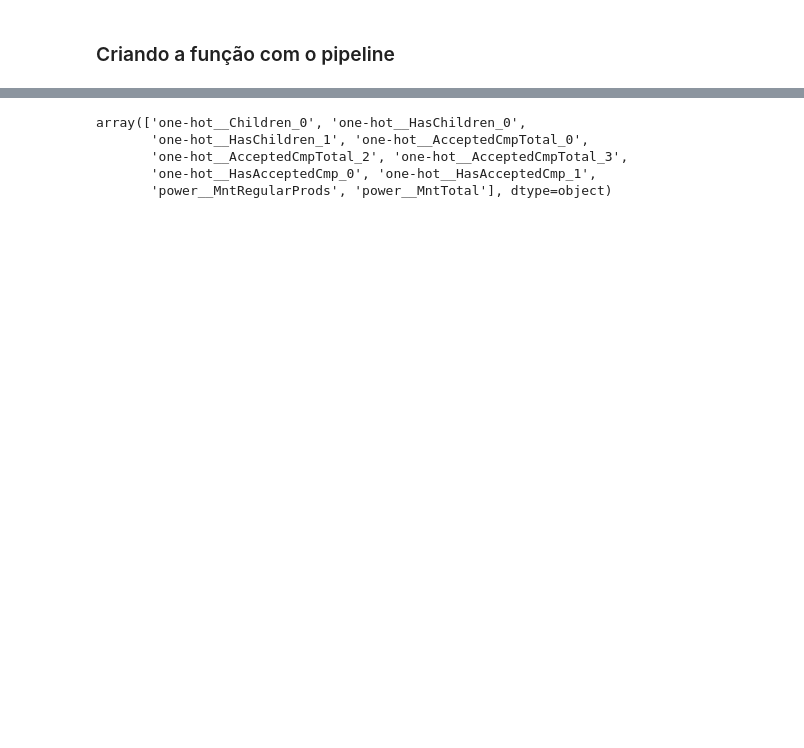
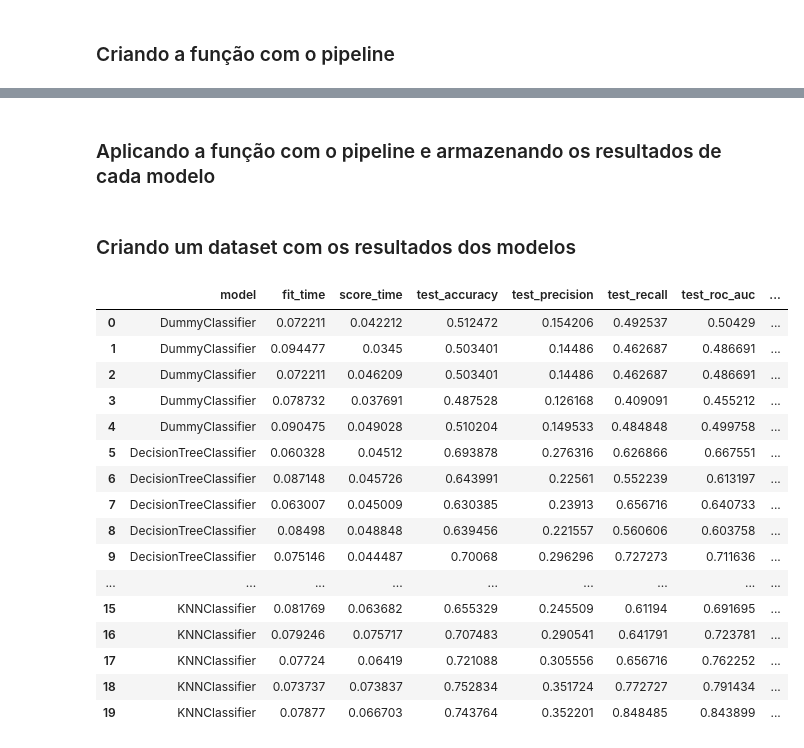
Before and after one commit to matheusresende7/ds_projeto_final_5_modelo_clusterizacao_classificacao_app_delivery, a Jupyter notebook: notebooks/06.2_model_selection.ipynb, the cells around one changed output, grey strips where cells are left out. Cells and saved outputs as stored; diff of their text form; code cells hidden in the pictures; blank space fills up the shorter version.

```diff
--- a/notebooks/08_models_training.ipynb
+++ b/notebooks/06.2_model_selection.ipynb
@@ -233,8 +244,2 @@ Pipeline(steps=[('pre_processing',
-# %%
-pipeline_initial[:-1].get_feature_names_out()
-# %% [output]
-array(['one-hot__Children_0', 'one-hot__HasChildren_0',
-       'one-hot__HasChildren_1', 'one-hot__AcceptedCmpTotal_0',
-       'one-hot__AcceptedCmpTotal_2', 'one-hot__AcceptedCmpTotal_3',
-       'one-hot__HasAcceptedCmp_0', 'one-hot__HasAcceptedCmp_1',
-       'power__MntRegularProds', 'power__MntTotal'], dtype=object)
+# %% [markdown]
+### Aplicando a função com o pipeline e armazenando os resultados de cada modelo
@@ -240,0 +253,29 @@ array(['one-hot__Children_0', 'one-hot__HasChildren_0',
+# %% [markdown]
+### Criando um dataset com os resultados dos modelos
+# %%
+for key, value in results.items(): # Criando uma estrutura de repetição para percorrer os resultados dos modelos
+    results[key]['time'] = results[key]['fit_time'] + results[key]['score_time'] # Criando a coluna de tempo somando fit_time e score_time
+
+df_results = pd.DataFrame(results).T.reset_index().rename(columns={'index': 'model'}) # Criando um df transposto com os resultados dos modelos
+
+df_results_explode = df_results.explode(df_results.columns[1:].to_list()).reset_index(drop=True) # Criando um df separando os maps por linhas
+
+df_results_explode # Exibindo o dataset com os resultados dos modelos
+# %% [output]
+|  | model | fit_time | score_time | test_accuracy | test_precision | test_recall | test_roc_auc | ... |
+| 0 | DummyClassifier | 0.072211 | 0.042212 | 0.512472 | 0.154206 | 0.492537 | 0.50429 | ... |
+| 1 | DummyClassifier | 0.094477 | 0.0345 | 0.503401 | 0.14486 | 0.462687 | 0.486691 | ... |
+| 2 | DummyClassifier | 0.072211 | 0.046209 | 0.503401 | 0.14486 | 0.462687 | 0.486691 | ... |
+| 3 | DummyClassifier | 0.078732 | 0.037691 | 0.487528 | 0.126168 | 0.409091 | 0.455212 | ... |
+| 4 | DummyClassifier | 0.090475 | 0.049028 | 0.510204 | 0.149533 | 0.484848 | 0.499758 | ... |
+| 5 | DecisionTreeClassifier | 0.060328 | 0.04512 | 0.693878 | 0.276316 | 0.626866 | 0.667551 | ... |
+| 6 | DecisionTreeClassifier | 0.087148 | 0.045726 | 0.643991 | 0.22561 | 0.552239 | 0.613197 | ... |
+| 7 | DecisionTreeClassifier | 0.063007 | 0.045009 | 0.630385 | 0.23913 | 0.656716 | 0.640733 | ... |
+| 8 | DecisionTreeClassifier | 0.08498 | 0.048848 | 0.639456 | 0.221557 | 0.560606 | 0.603758 | ... |
+| 9 | DecisionTreeClassifier | 0.075146 | 0.044487 | 0.70068 | 0.296296 | 0.727273 | 0.711636 | ... |
+| ... | ... | ... | ... | ... | ... | ... | ... | ... |
+| 15 | KNNClassifier | 0.081769 | 0.063682 | 0.655329 | 0.245509 | 0.61194 | 0.691695 | ... |
+| 16 | KNNClassifier | 0.079246 | 0.075717 | 0.707483 | 0.290541 | 0.641791 | 0.723781 | ... |
+| 17 | KNNClassifier | 0.07724 | 0.06419 | 0.721088 | 0.305556 | 0.656716 | 0.762252 | ... |
+| 18 | KNNClassifier | 0.073737 | 0.073837 | 0.752834 | 0.351724 | 0.772727 | 0.791434 | ... |
+| 19 | KNNClassifier | 0.07877 | 0.066703 | 0.743764 | 0.352201 | 0.848485 | 0.843899 | ... |
```
Also changed, not shown: parts of 12 cells of this notebook, 9 other files.
